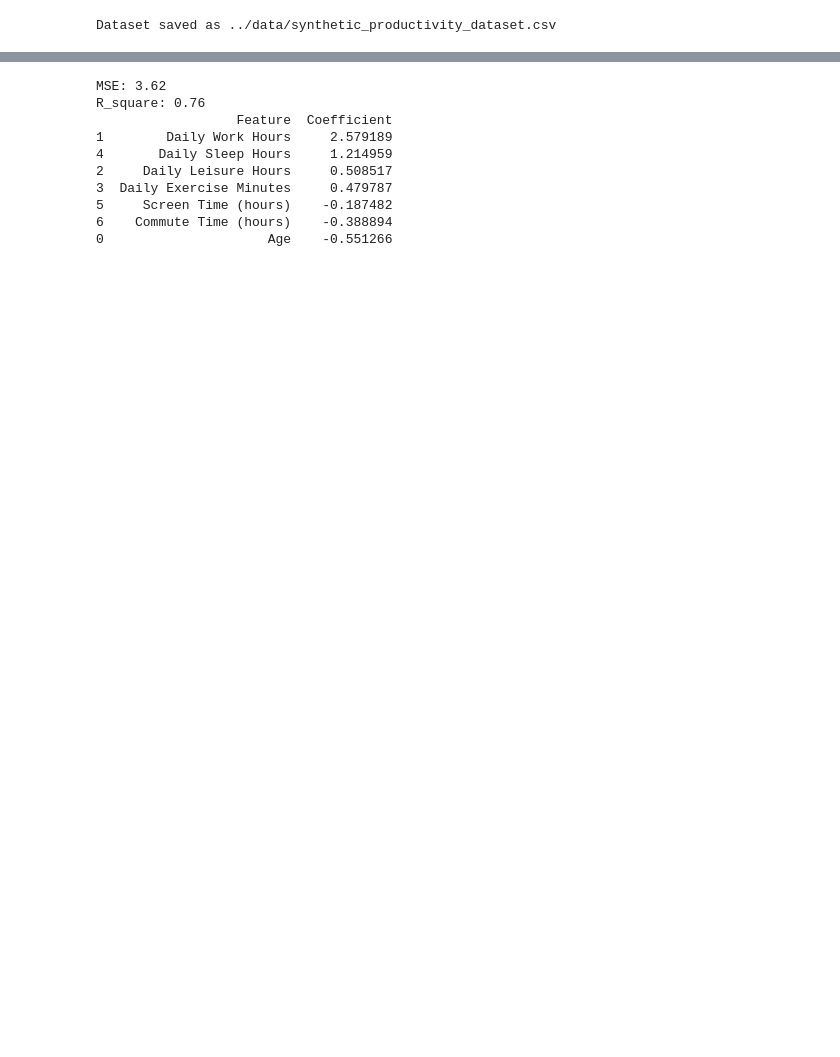
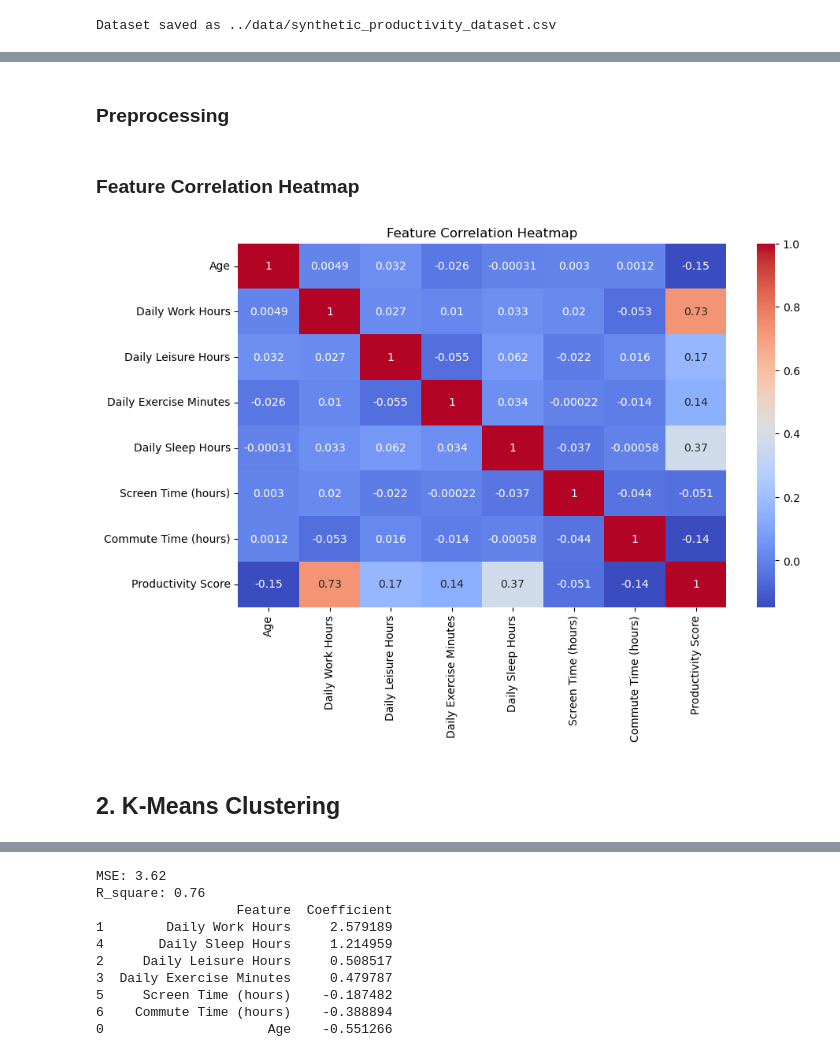
Before and after one commit to yceugene/learnsync, a Jupyter notebook: src/simulation.ipynb, the cells around one changed output, grey strips where cells are left out. Saved outputs shown, nothing was run; the diff lists cells and outputs as text; code cells hidden in the pictures; blank space fills up the shorter version.

```diff
--- a/src/simulation.ipynb
+++ b/src/simulation.ipynb
@@ -131,0 +150,21 @@ X_test_scaled = scaler.transform(X_test)         # Transform test data using tra
+# %% [markdown]
+### Preprocessing
+# %%
+features = data.drop('User ID', axis=1)
+X = features.values
+
+# Standardize the data
+scaler = StandardScaler()
+X_scaled = scaler.fit_transform(X)
+# %% [markdown]
+### Feature Correlation Heatmap
+# %%
+plt.figure(figsize=(10,6))
+# sns.heatmap(data[features + ['Productivity Score']].corr(), annot=True, cmap='coolwarm')
+sns.heatmap(features.corr(), annot=True, cmap='coolwarm')
+plt.title("Feature Correlation Heatmap")
+plt.show()
+# %% [output]
+[figure, added]
+# %% [markdown]
+## 2. K-Means Clustering
```
Also changed, not shown: parts of 24 cells of this notebook.
